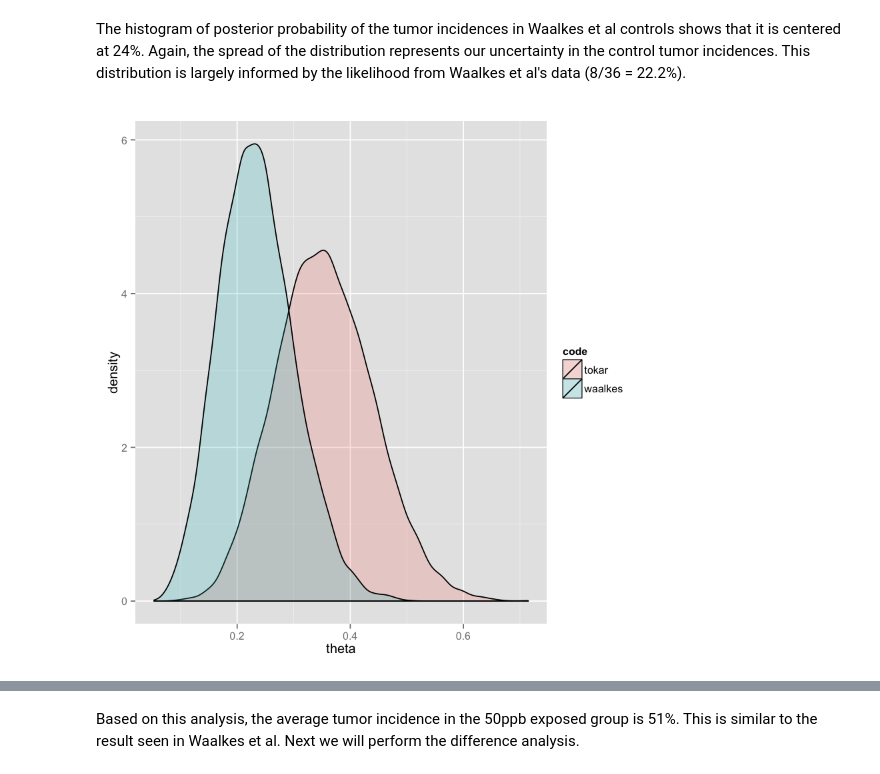
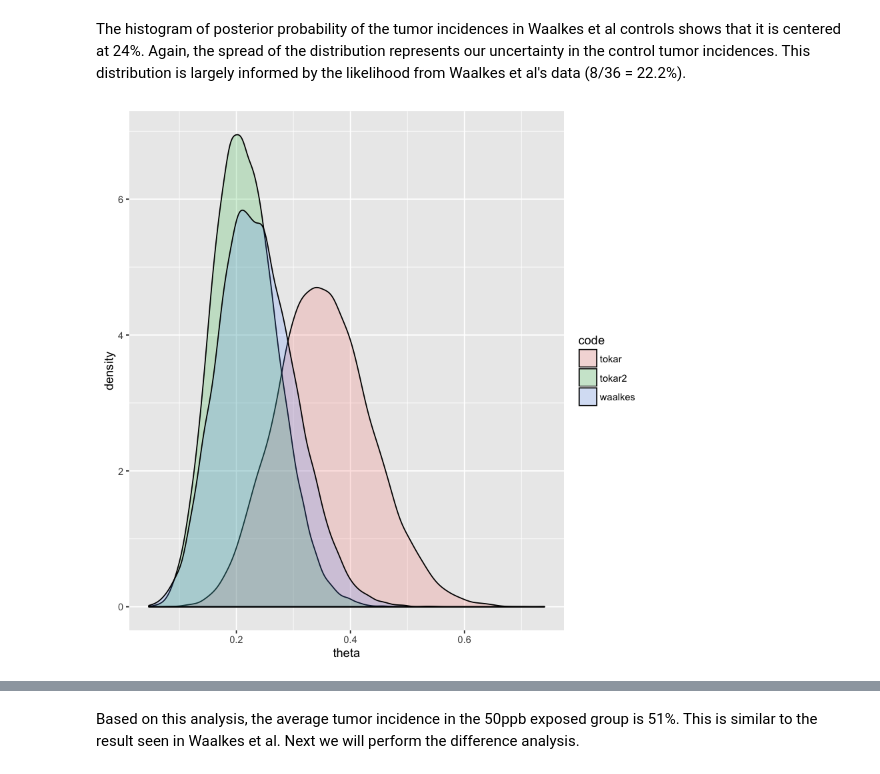
Before and after one commit to DataSciBurgoon/arsenic_mouse_lung_tumor_reanalysis, a Jupyter notebook: Is Waalkes Arsenic Control Tumor Incidence Different From Tokar's-.ipynb, the cells around one changed output, grey strips where cells are left out. Cells and saved outputs as stored; diff of their text form; code cells hidden in the pictures.

```diff
--- a/Is Waalkes Arsenic Control Tumor Incidence Different From Tokar's-.ipynb
+++ b/Is Waalkes Arsenic Control Tumor Incidence Different From Tokar's-.ipynb
@@ -15,7 +16,9 @@ The Tokar et al (http://www.ncbi.nlm.nih.gov/pmc/articles/PMC3003832/) and Waalk
 # %%
 library(ggplot2)
 library(rstan)
-tokar_tumors <- 10
-tokar_animals <- 29
+tokar1_tumors <- 10
+tokar1_animals <- 29
+tokar2_tumors <- 10
+tokar2_animals <- 49
 waalkes_tumors <- 8
 waalkes_animals <- 36
@@ -39,15 +47,15 @@ model {
 
 stanDso <- stan_model( model_code=tokar_modelString )
 
-N <- tokar_animals
-z <- tokar_tumors
+N <- tokar1_animals
+z <- tokar1_tumors
 y <- c( rep( 1, z), rep( 0, N-z))
 dataList <- list( y = y , N = N )
 
 
 #This is going to do the MCMC for Tokar's data. Note we're using a flat prior.
-stanFit <- sampling( object = stanDso , data = dataList , chains = 3 , iter = 5000 , warmup = 200 , thin = 1 )
-stan_hist(stanFit)
+stanFitT <- sampling( object = stanDso , data = dataList , chains = 3 , iter = 5000 , warmup = 200 , thin = 1)
+quietgg(stan_hist(stanFitT))
 # %% [output]
 SAMPLING FOR MODEL '2dcba63f61ddd7c9bd68c7381443898a' NOW (CHAIN 1).
 
@@ -74,0 +82,7 @@ Next, we are going to analyze Waalkes et al's data. The same model is used. The
+# %%
+Nw <- tokar2_animals
+zw <- tokar2_tumors
+yw <- c(rep(1,zw), rep(0, Nw-zw))
+dataListW <- list(y=yw, N=Nw)
+stanFitT2 <- sampling( object = stanDso , data = dataListW , chains = 3 , iter = 5000 , warmup = 200 , thin = 1 )
+quietgg(stan_hist(stanFitT2))
@@ -102,14 +138,16 @@ stat_bin: binwidth defaulted to range/30. Use 'binwidth = x' to adjust this.
 # %% [markdown]
 The histogram of posterior probability of the tumor incidences in Waalkes et al controls shows that it is centered at 24%. Again, the spread of the distribution represents our uncertainty in the control tumor incidences. This distribution is largely informed by the likelihood from Waalkes et al's data (8/36 = 22.2%).
 # %%
-tokar_posterior <- as.data.frame(extract(stanFit)[[1]])
+tokar_posterior <- as.data.frame(extract(stanFitT)[[1]])
+tokar2_posterior <- as.data.frame(extract(stanFitT2)[[1]])
 waalkes_posterior <- as.data.frame(extract(stanFitW)[[1]])
 colnames(tokar_posterior) <- "theta"
+colnames(tokar2_posterior) <- "theta"
 colnames(waalkes_posterior) <- "theta"
-combined_data <- rbind(tokar_posterior, waalkes_posterior)
-code <- c(rep("tokar", nrow(tokar_posterior)), rep("waalkes", nrow(waalkes_posterior)))
+combined_data <- rbind(tokar_posterior, tokar2_posterior, waalkes_posterior)
+code <- c(rep("tokar", nrow(tokar_posterior)), rep("tokar2", nrow(tokar2_posterior)), rep("waalkes", nrow(waalkes_posterior)))
 combined_data <- cbind(combined_data, code=code)
 ggplot(combined_data, aes(theta, fill = code)) + geom_density(alpha = 0.2)
 # %% [output]
-[figure, old version]
+[figure, new version]
 # %% [markdown]
```
Also changed, not shown: parts of 31 cells of this notebook.
